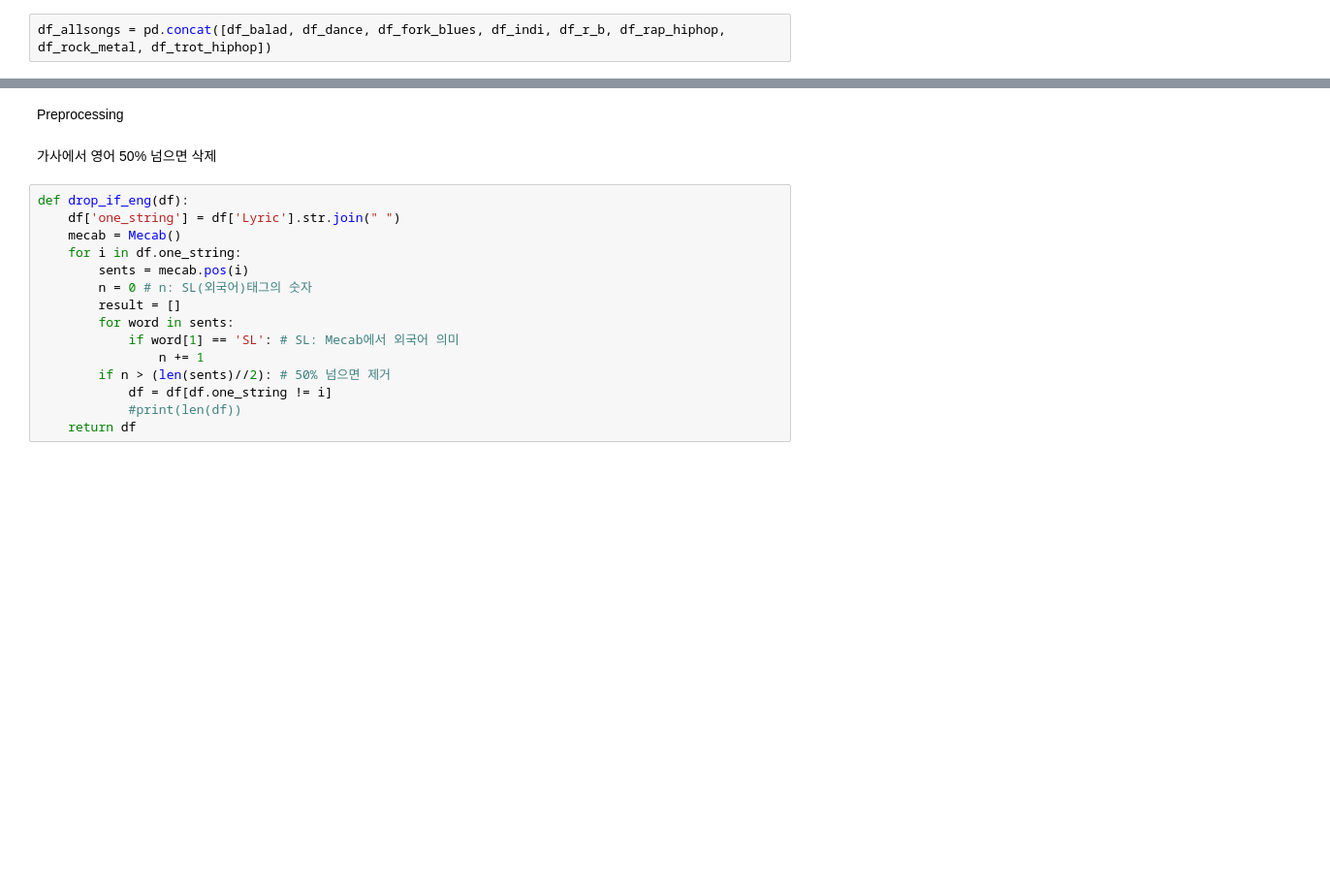
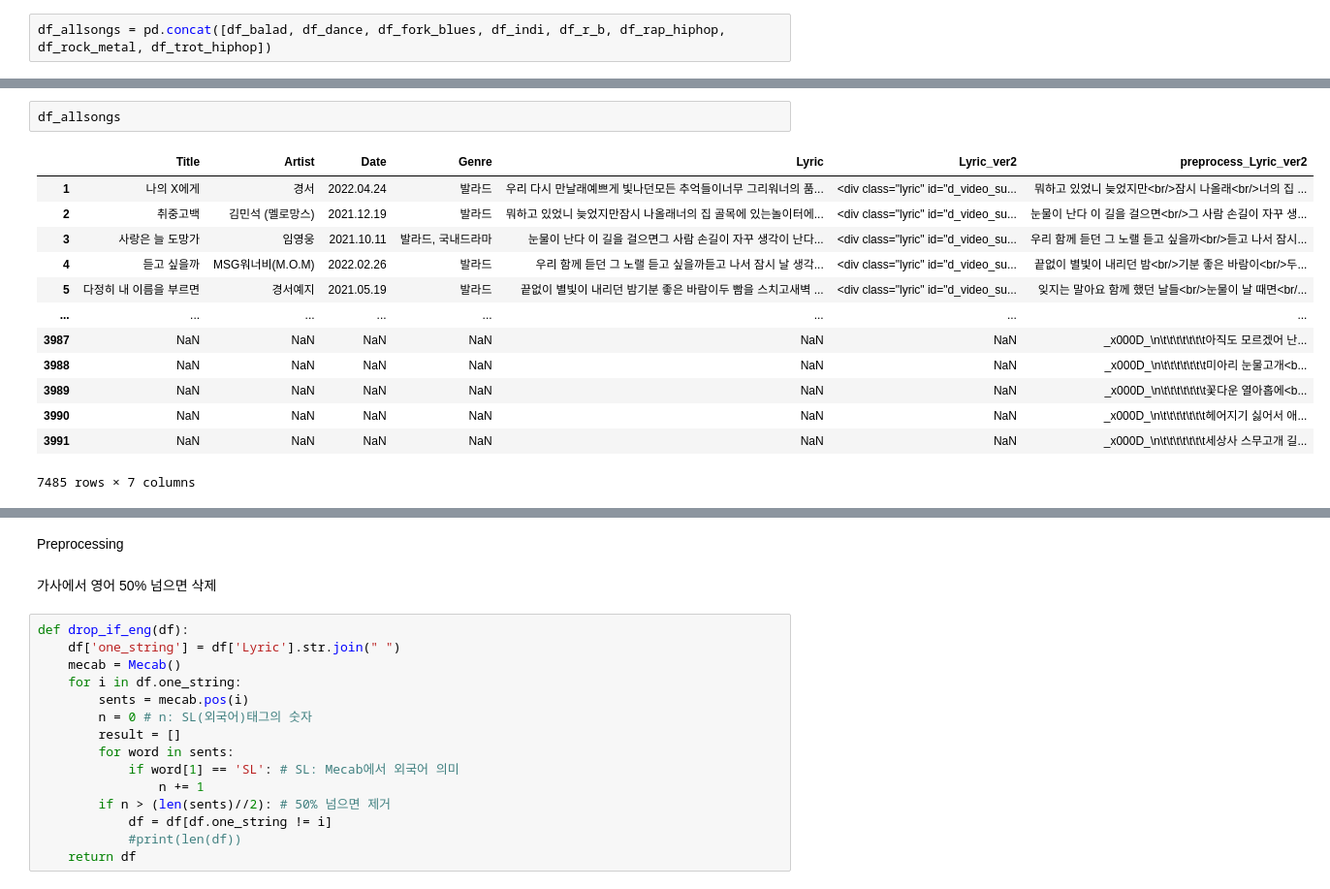
Before and after one commit to sihyeon3523/Six_of_cells, a Jupyter notebook: new_lyricProcess.ipynb, the cells around one changed output, grey strips where cells are left out. Shown: that part at 97% size. Saved outputs shown, nothing was run; the diff lists cells and outputs as text; blank space fills up the shorter version.

```diff
--- a/new_lyricProcess.ipynb
+++ b/new_lyricProcess.ipynb
@@ -58,0 +159,16 @@ df_allsongs
+# %%
+df_allsongs
+# %% [output]
+|  | Title | Artist | Date | Genre | Lyric | Lyric_ver2 | preprocess_Lyric_ver2 |
+| 1 | 나의 X에게 | 경서 | 2022.04.24 | 발라드 | 우리 다시 만날래예쁘게 빛나던모든 추억들이너무 그리워너의 품... | <div class="lyric" id="d_video_su... | 뭐하고 있었니 늦었지만<br/>잠시 나올래<br/>너의 집 ... |
+| 2 | 취중고백 | 김민석 (멜로망스) | 2021.12.19 | 발라드 | 뭐하고 있었니 늦었지만잠시 나올래너의 집 골목에 있는놀이터에... | <div class="lyric" id="d_video_su... | 눈물이 난다 이 길을 걸으면<br/>그 사람 손길이 자꾸 생... |
+| 3 | 사랑은 늘 도망가 | 임영웅 | 2021.10.11 | 발라드, 국내드라마 | 눈물이 난다 이 길을 걸으면그 사람 손길이 자꾸 생각이 난다... | <div class="lyric" id="d_video_su... | 우리 함께 듣던 그 노랠 듣고 싶을까<br/>듣고 나서 잠시... |
+| 4 | 듣고 싶을까 | MSG워너비(M.O.M) | 2022.02.26 | 발라드 | 우리 함께 듣던 그 노랠 듣고 싶을까듣고 나서 잠시 날 생각... | <div class="lyric" id="d_video_su... | 끝없이 별빛이 내리던 밤<br/>기분 좋은 바람이<br/>두... |
+| 5 | 다정히 내 이름을 부르면 | 경서예지 | 2021.05.19 | 발라드 | 끝없이 별빛이 내리던 밤기분 좋은 바람이두 빰을 스치고새벽 ... | <div class="lyric" id="d_video_su... | 잊지는 말아요 함께 했던 날들<br/>눈물이 날 때면<br/... |
+| ... | ... | ... | ... | ... | ... | ... | ... |
+| 3987 | NaN | NaN | NaN | NaN | NaN | NaN | _x000D_\n\t\t\t\t\t\t\t아직도 모르겠어 난... |
+| 3988 | NaN | NaN | NaN | NaN | NaN | NaN | _x000D_\n\t\t\t\t\t\t\t미아리 눈물고개<b... |
+| 3989 | NaN | NaN | NaN | NaN | NaN | NaN | _x000D_\n\t\t\t\t\t\t\t꽃다운 열아홉에<b... |
+| 3990 | NaN | NaN | NaN | NaN | NaN | NaN | _x000D_\n\t\t\t\t\t\t\t헤어지기 싫어서 애... |
+| 3991 | NaN | NaN | NaN | NaN | NaN | NaN | _x000D_\n\t\t\t\t\t\t\t세상사 스무고개 길... |
+7485 rows × 7 columns
```
Also changed, not shown: parts of 23 cells of this notebook, 1 other file.
